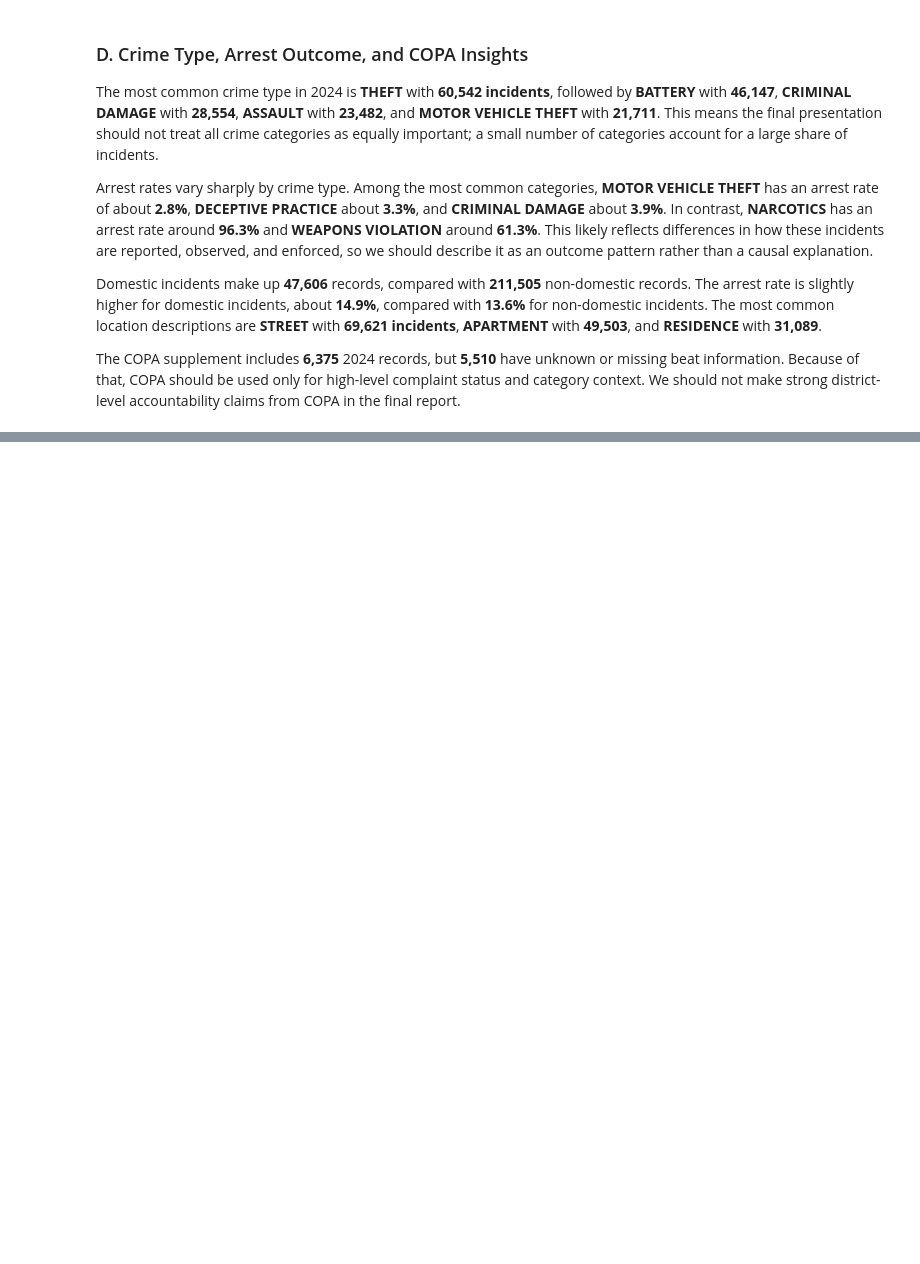
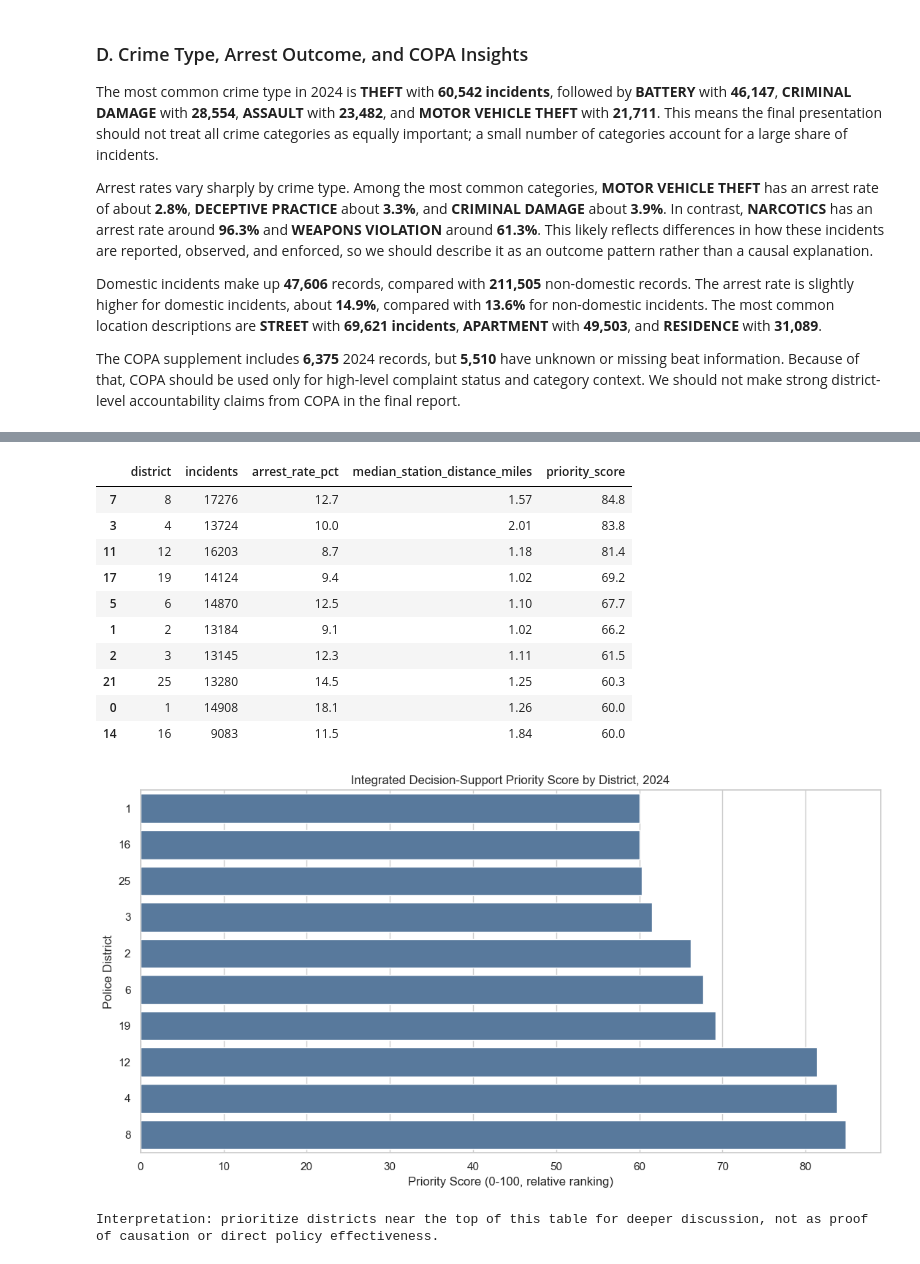
Before and after one commit to wittydragon22/AEM_final, a Jupyter notebook: aem_final.ipynb, the cells around one changed output, grey strips where cells are left out. Cells and saved outputs as stored; diff of their text form; code cells hidden in the pictures; blank space fills up the shorter version.

```diff
--- a/aem_final.ipynb
+++ b/aem_final.ipynb
@@ -954,0 +1107,78 @@ The COPA supplement includes **6,375** 2024 records, but **5,510** have unknown
+# %%
+priority_table = district_summary.merge(
+    distance_summary[["district", "median_nearest_station_miles"]],
+    on="district",
+    how="left",
+)
+priority_table = priority_table[priority_table["incident_count"] >= 1000].copy()
+
+
+def minmax_score(series):
+    if series.max() == series.min():
+        return pd.Series(0.0, index=series.index)
+    return (series - series.min()) / (series.max() - series.min())
+
+
+priority_table["volume_score"] = minmax_score(priority_table["incident_count"])
+priority_table["low_arrest_score"] = 1 - minmax_score(priority_table["arrest_rate_percent"])
+priority_table["distance_score"] = minmax_score(
+    priority_table["median_nearest_station_miles"].fillna(priority_table["median_nearest_station_miles"].median())
+)
+priority_table["priority_score"] = (
+    0.45 * priority_table["volume_score"]
+    + 0.35 * priority_table["low_arrest_score"]
+    + 0.20 * priority_table["distance_score"]
+) * 100
+
+decision_priority = (
+    priority_table
+    .sort_values("priority_score", ascending=False)
+    [[
+        "district_label",
+        "incident_count",
+        "arrest_rate_percent",
+        "median_nearest_station_miles",
+        "priority_score",
+    ]]
+    .rename(columns={
+        "district_label": "district",
+        "incident_count": "incidents",
+        "arrest_rate_percent": "arrest_rate_pct",
+        "median_nearest_station_miles": "median_station_distance_miles",
+    })
+)
+decision_priority["priority_score"] = decision_priority["priority_score"].round(1)
+
+display(decision_priority.head(10))
+
+plt.figure(figsize=(11, 6))
+sns.barplot(
+    data=decision_priority.head(10).sort_values("priority_score"),
+    x="priority_score",
+    y="district",
+    color="#4c78a8",
+)
+plt.title("Integrated Decision-Support Priority Score by District, 2024")
+plt.xlabel("Priority Score (0-100, relative ranking)")
+plt.ylabel("Police District")
+plt.tight_layout()
+plt.show()
+
+print(
+    "Interpretation: prioritize districts near the top of this table for deeper discussion, "
+    "not as proof of causation or direct policy effectiveness."
+)
+# %% [output]
+|  | district | incidents | arrest_rate_pct | median_station_distance_miles | priority_score |
+| 7 | 8 | 17276 | 12.7 | 1.57 | 84.8 |
+| 3 | 4 | 13724 | 10.0 | 2.01 | 83.8 |
+| 11 | 12 | 16203 | 8.7 | 1.18 | 81.4 |
+| 17 | 19 | 14124 | 9.4 | 1.02 | 69.2 |
+| 5 | 6 | 14870 | 12.5 | 1.10 | 67.7 |
+| 1 | 2 | 13184 | 9.1 | 1.02 | 66.2 |
+| 2 | 3 | 13145 | 12.3 | 1.11 | 61.5 |
+| 21 | 25 | 13280 | 14.5 | 1.25 | 60.3 |
+| 0 | 1 | 14908 | 18.1 | 1.26 | 60.0 |
+| 14 | 16 | 9083 | 11.5 | 1.84 | 60.0 |
+[figure, added]
+Interpretation: prioritize districts near the top of this table for deeper discussion, not as proof of causation or direct policy effectiveness.
```
Also changed, not shown: parts of 6 cells of this notebook, 3 other files.
